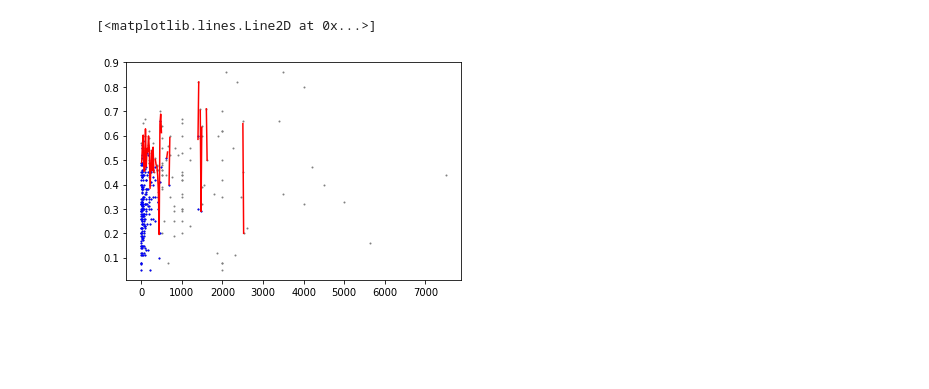
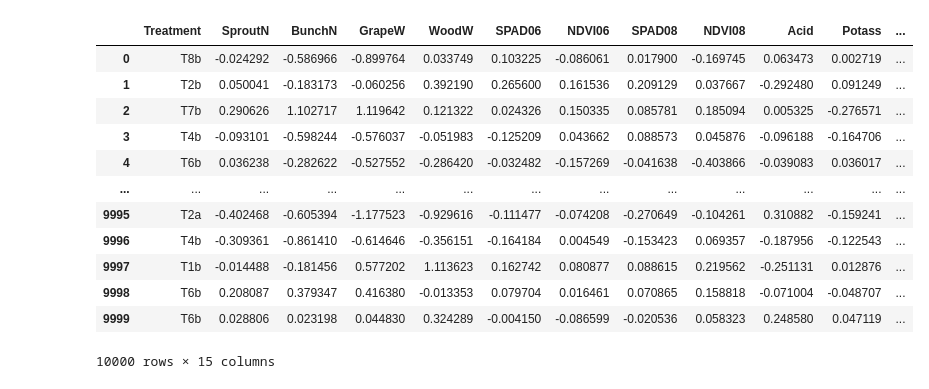
Before and after one commit to aimclub/BAMT, a Jupyter notebook: experiments/gmm_experiments.ipynb, the cells around one changed output. Cells and saved outputs as stored; diff of their text form; code cells hidden in the pictures; blank space fills up the shorter version.

Commit message:
add benchmark data

```diff
--- a/experiments/gmm_experiments.ipynb
+++ b/experiments/gmm_experiments.ipynb
@@ -622,7 +5,0 @@ ii=np.array(ii,dtype=int)
-# %%
-plt.plot(x,y,'o',color='gray',ms=1,zorder=1)
-plt.plot(v,t.statistic,'r-',zorder=3)
-plt.plot(x[ii],y[ii],'o',color='blue',ms=1,zorder=2)
-# %% [output]
-[<matplotlib.lines.Line2D at 0x...>]
-[figure, removed]
@@ -628,0 +41,21 @@ plt.plot(x[ii],y[ii],'o',color='blue',ms=1,zorder=2)
+# %%
+data = pd.read_csv('../data/mehra.csv')
+columns = data.columns.tolist()
+data.dropna(inplace=True)
+data.reset_index(inplace=True, drop=True)
+# %%
+data
+# %% [output]
+|  | Treatment | SproutN | BunchN | GrapeW | WoodW | SPAD06 | NDVI06 | SPAD08 | NDVI08 | Acid | Potass | ... |
+| 0 | T8b | -0.024292 | -0.586966 | -0.899764 | 0.033749 | 0.103225 | -0.086061 | 0.017900 | -0.169745 | 0.063473 | 0.002719 | ... |
+| 1 | T2b | 0.050041 | -0.183173 | -0.060256 | 0.392190 | 0.265600 | 0.161536 | 0.209129 | 0.037667 | -0.292480 | 0.091249 | ... |
+| 2 | T7b | 0.290626 | 1.102717 | 1.119642 | 0.121322 | 0.024326 | 0.150335 | 0.085781 | 0.185094 | 0.005325 | -0.276571 | ... |
+| 3 | T4b | -0.093101 | -0.598244 | -0.576037 | -0.051983 | -0.125209 | 0.043662 | 0.088573 | 0.045876 | -0.096188 | -0.164706 | ... |
+| 4 | T6b | 0.036238 | -0.282622 | -0.527552 | -0.286420 | -0.032482 | -0.157269 | -0.041638 | -0.403866 | -0.039083 | 0.036017 | ... |
+| ... | ... | ... | ... | ... | ... | ... | ... | ... | ... | ... | ... | ... |
+| 9995 | T2a | -0.402468 | -0.605394 | -1.177523 | -0.929616 | -0.111477 | -0.074208 | -0.270649 | -0.104261 | 0.310882 | -0.159241 | ... |
+| 9996 | T4b | -0.309361 | -0.861410 | -0.614646 | -0.356151 | -0.164184 | 0.004549 | -0.153423 | 0.069357 | -0.187956 | -0.122543 | ... |
+| 9997 | T1b | -0.014488 | -0.181456 | 0.577202 | 1.113623 | 0.162742 | 0.080877 | 0.088615 | 0.219562 | -0.251131 | 0.012876 | ... |
+| 9998 | T6b | 0.208087 | 0.379347 | 0.416380 | -0.013353 | 0.079704 | 0.016461 | 0.070865 | 0.158818 | -0.071004 | -0.048707 | ... |
+| 9999 | T6b | 0.028806 | 0.023198 | 0.044830 | 0.324289 | -0.004150 | -0.086599 | -0.020536 | 0.058323 | 0.248580 | 0.047119 | ... |
+10000 rows × 15 columns
```
Also changed, not shown: parts of 82 cells of this notebook, 12 other files.
